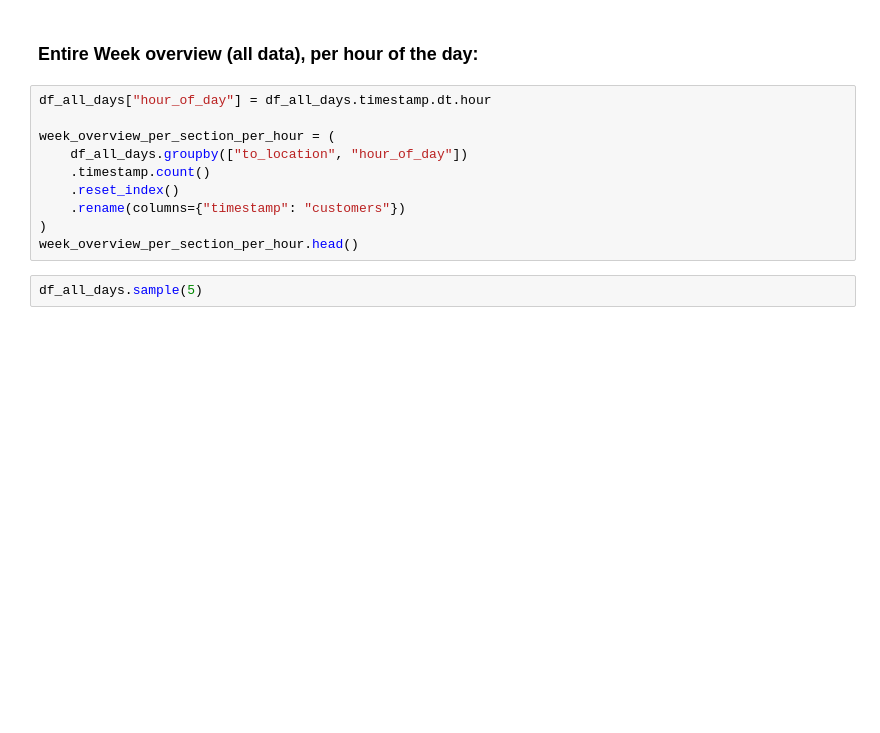
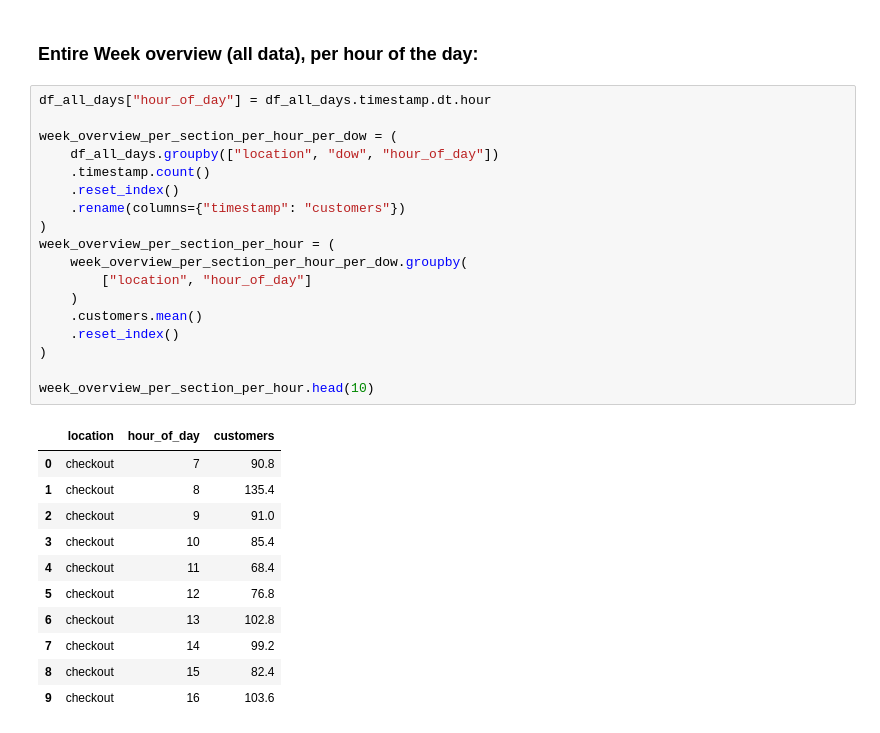
Before and after one commit to mahernadar/Mado, a Jupyter notebook: notebooks/supermarket_eda.ipynb, the cells around one changed output. Drawn from its saved outputs; the diff is of its cells as text; blank space fills up the shorter version.

```diff
--- a/notebooks/supermarket_eda.ipynb
+++ b/notebooks/supermarket_eda.ipynb
@@ -158,15 +236,33 @@ fig.show()
 # %%
 df_all_days["hour_of_day"] = df_all_days.timestamp.dt.hour
 
-week_overview_per_section_per_hour = (
-    df_all_days.groupby(["to_location", "hour_of_day"])
+week_overview_per_section_per_hour_per_dow = (
+    df_all_days.groupby(["location", "dow", "hour_of_day"])
     .timestamp.count()
     .reset_index()
     .rename(columns={"timestamp": "customers"})
 )
-week_overview_per_section_per_hour.head()
+week_overview_per_section_per_hour = (
+    week_overview_per_section_per_hour_per_dow.groupby(
+        ["location", "hour_of_day"]
+    )
+    .customers.mean()
+    .reset_index()
+)
+
+week_overview_per_section_per_hour.head(10)
+# %% [output]
+|  | location | hour_of_day | customers |
+| 0 | checkout | 7 | 90.8 |
+| 1 | checkout | 8 | 135.4 |
+| 2 | checkout | 9 | 91.0 |
+| 3 | checkout | 10 | 85.4 |
+| 4 | checkout | 11 | 68.4 |
+| 5 | checkout | 12 | 76.8 |
+| 6 | checkout | 13 | 102.8 |
+| 7 | checkout | 14 | 99.2 |
+| 8 | checkout | 15 | 82.4 |
+| 9 | checkout | 16 | 103.6 |
-# %%
-df_all_days.sample(5)
 # %%
 layout = dict(
     paper_bgcolor="rgba(0,0,0,0)",
```
Also changed, not shown: parts of 20 cells of this notebook, 2 other files.
